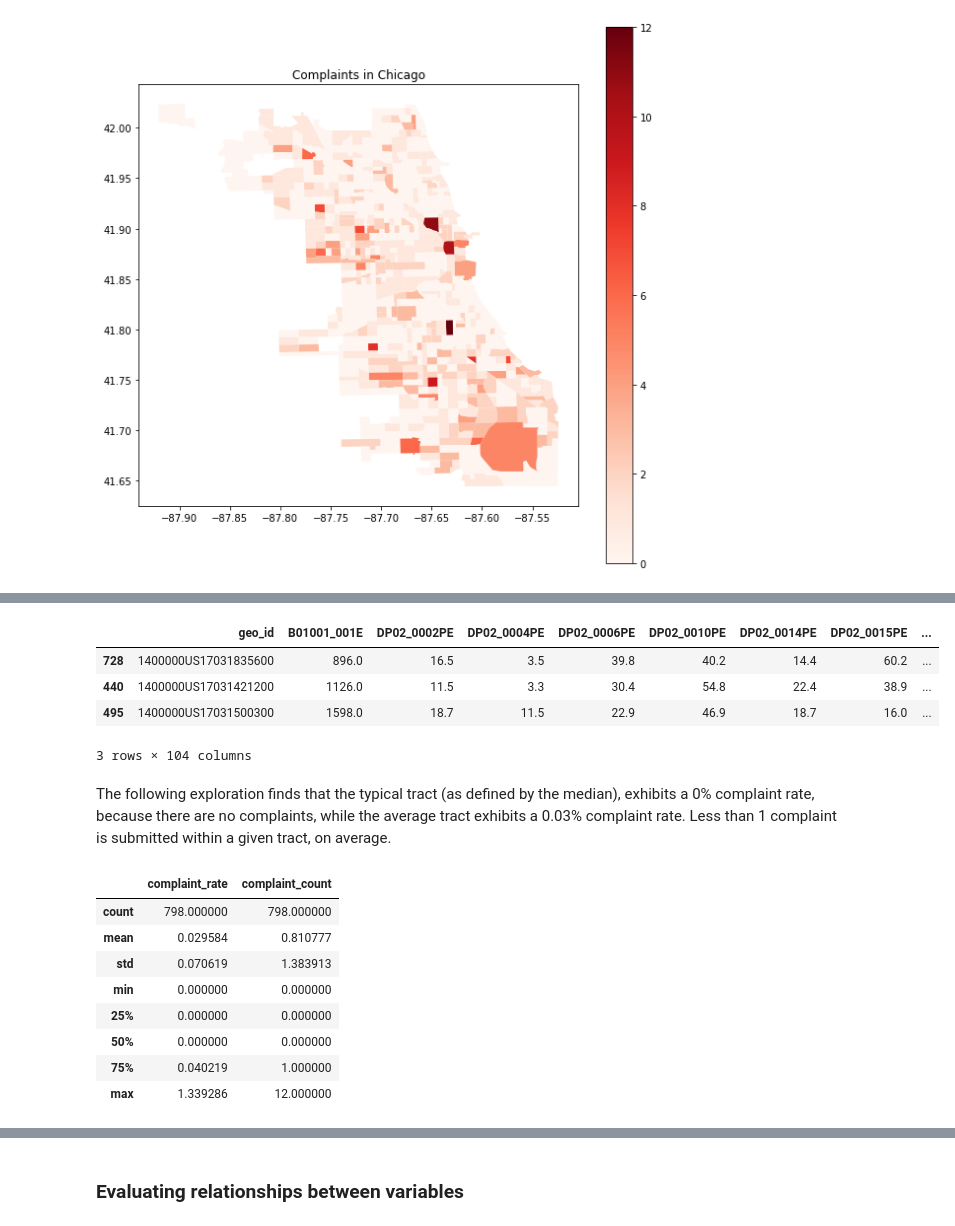
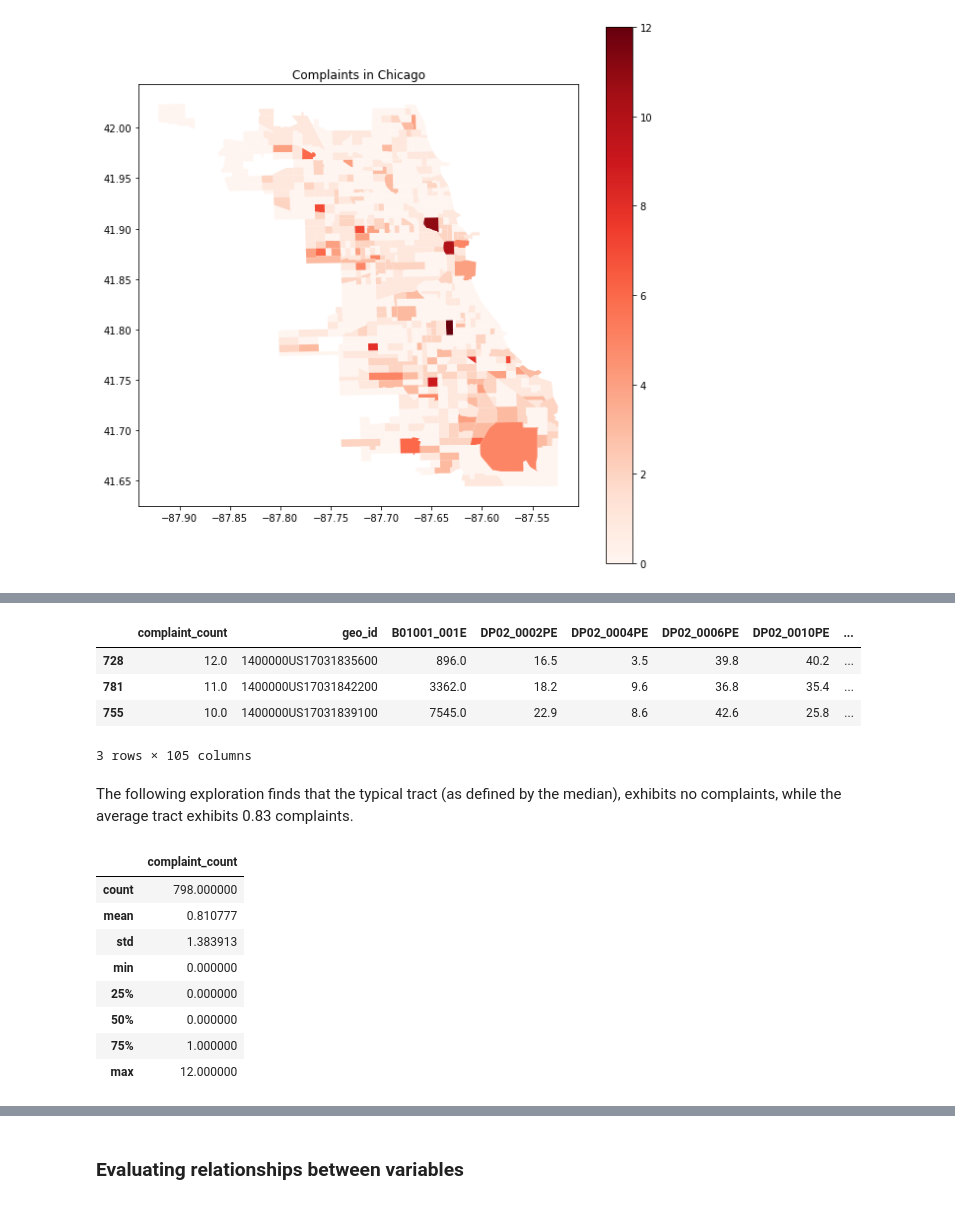
Before and after one commit to mihirbhaskar/chicago-complaints, a Jupyter notebook: code/6_DescribeData.ipynb, the cells around one changed output, grey strips where cells are left out. Cells and saved outputs as stored; diff of their text form; code cells hidden in the pictures.

```diff
--- a/code/6_DescribeData.ipynb
+++ b/code/6_DescribeData.ipynb
@@ -58,6 +58,2 @@ The resulting plot flags one or two tracts as having particularly high rates per
 
 I evaluated these tracts using the following https://www.chicagocityscape.com/maps/?place=censustract-17031835600
-# %%
-GeoData['complaint_rate'] = 100*GeoData['complaint_count']/GeoData['B01001_001E']
-GeoData.plot("complaint_rate", cmap = "Reds", legend = True)
-plt.title('Complaints Normalized Against Population in Chicago')
@@ -67,22 +60,22 @@ Text(0.5, 1.0, 'Complaints Normalized Against Population in Chicago')
 # %%
-GeoData.sort_values('complaint_rate', ascending = False).head(3)
+GeoData.sort_values('complaint_count', ascending = False).head(3)
 # %% [output]
-|  | geo_id | B01001_001E | DP02_0002PE | DP02_0004PE | DP02_0006PE | DP02_0010PE | DP02_0014PE | DP02_0015PE | ... |
-| 728 | 1400000US17031835600 | 896.0 | 16.5 | 3.5 | 39.8 | 40.2 | 14.4 | 60.2 | ... |
-| 440 | 1400000US17031421200 | 1126.0 | 11.5 | 3.3 | 30.4 | 54.8 | 22.4 | 38.9 | ... |
-| 495 | 1400000US17031500300 | 1598.0 | 18.7 | 11.5 | 22.9 | 46.9 | 18.7 | 16.0 | ... |
+|  | complaint_count | geo_id | B01001_001E | DP02_0002PE | DP02_0004PE | DP02_0006PE | DP02_0010PE | ... |
+| 728 | 12.0 | 1400000US17031835600 | 896.0 | 16.5 | 3.5 | 39.8 | 40.2 | ... |
+| 781 | 11.0 | 1400000US17031842200 | 3362.0 | 18.2 | 9.6 | 36.8 | 35.4 | ... |
+| 755 | 10.0 | 1400000US17031839100 | 7545.0 | 22.9 | 8.6 | 42.6 | 25.8 | ... |
-3 rows × 104 columns
+3 rows × 105 columns
 # %% [markdown]
-The following exploration finds that the typical tract (as defined by the median), exhibits a 0% complaint rate, because there are no complaints, while the average tract exhibits a 0.03% complaint rate. Less than 1 complaint is submitted within a given tract, on average.
+The following exploration finds that the typical tract (as defined by the median), exhibits no complaints, while the average tract exhibits 0.83 complaints.
 # %%
-GeoData[['complaint_rate','complaint_count']].describe()
+GeoData[['complaint_count']].describe()
 # %% [output]
-|  | complaint_rate | complaint_count |
-| count | 798.000000 | 798.000000 |
-| mean | 0.029584 | 0.810777 |
-| std | 0.070619 | 1.383913 |
-| min | 0.000000 | 0.000000 |
-| 25% | 0.000000 | 0.000000 |
-| 50% | 0.000000 | 0.000000 |
-| 75% | 0.040219 | 1.000000 |
-| max | 1.339286 | 12.000000 |
+|  | complaint_count |
+| count | 798.000000 |
+| mean | 0.810777 |
+| std | 1.383913 |
+| min | 0.000000 |
+| 25% | 0.000000 |
+| 50% | 0.000000 |
+| 75% | 1.000000 |
+| max | 12.000000 |
```
Also changed, not shown: parts of 21 cells of this notebook.
